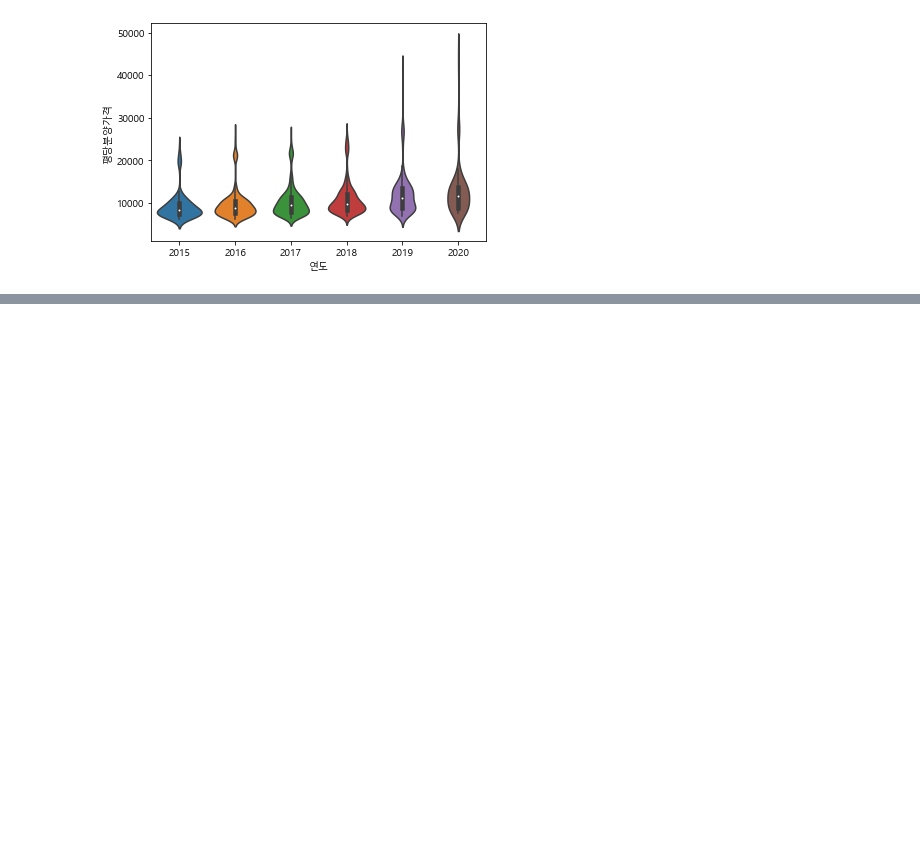
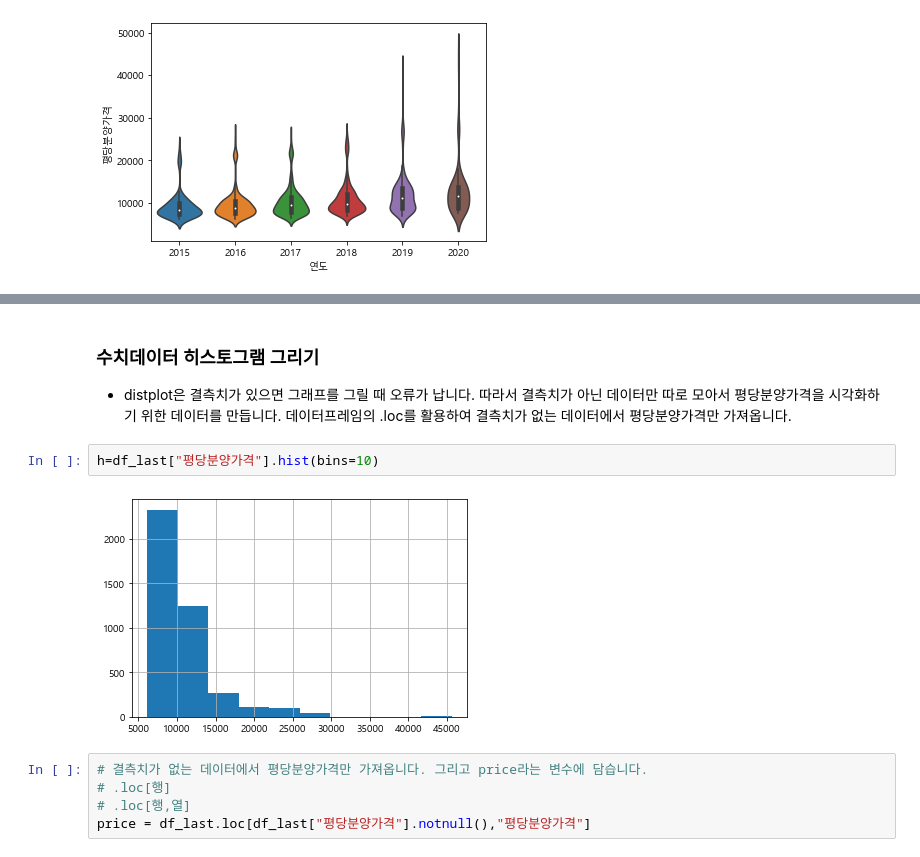
Before and after one commit to cho-jae-seong/Data_Analysis, a Jupyter notebook: open_data_analysis.ipynb, the cells around one changed output, grey strips where cells are left out. Saved outputs shown, nothing was run; the diff lists cells and outputs as text; blank space fills up the shorter version.

```diff
--- a/open_data_analysis.ipynb
+++ b/open_data_analysis.ipynb
@@ -634,0 +679,13 @@ sns.violinplot(data=df_last,x="연도",y="평당분양가격")
+# %% [markdown]
+### 수치데이터 히스토그램 그리기
+
+* distplot은 결측치가 있으면 그래프를 그릴 때 오류가 납니다. 따라서 결측치가 아닌 데이터만 따로 모아서 평당분양가격을 시각화하기 위한 데이터를 만듭니다. 데이터프레임의 .loc를 활용하여 결측치가 없는 데이터에서 평당분양가격만 가져옵니다.
+# %%
+h=df_last["평당분양가격"].hist(bins=10)
+# %% [output]
+[figure, added]
+# %%
+# 결측치가 없는 데이터에서 평당분양가격만 가져옵니다. 그리고 price라는 변수에 담습니다.
+# .loc[행]
+# .loc[행,열]
+price = df_last.loc[df_last["평당분양가격"].notnull(),"평당분양가격"]
```
Also changed, not shown: parts of 68 cells of this notebook.
